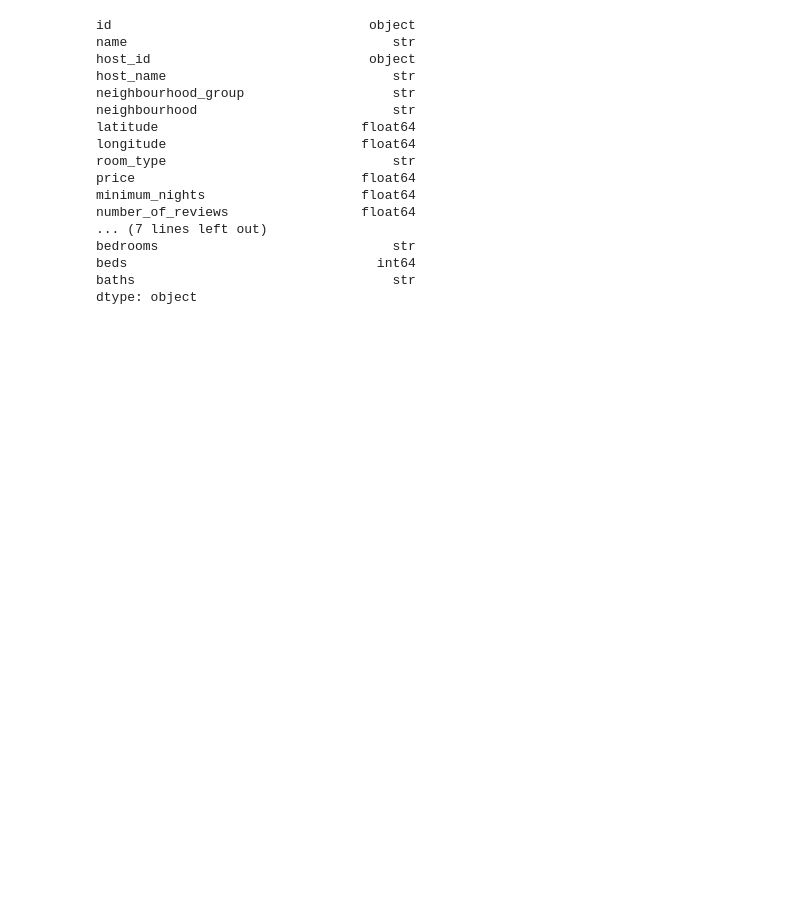
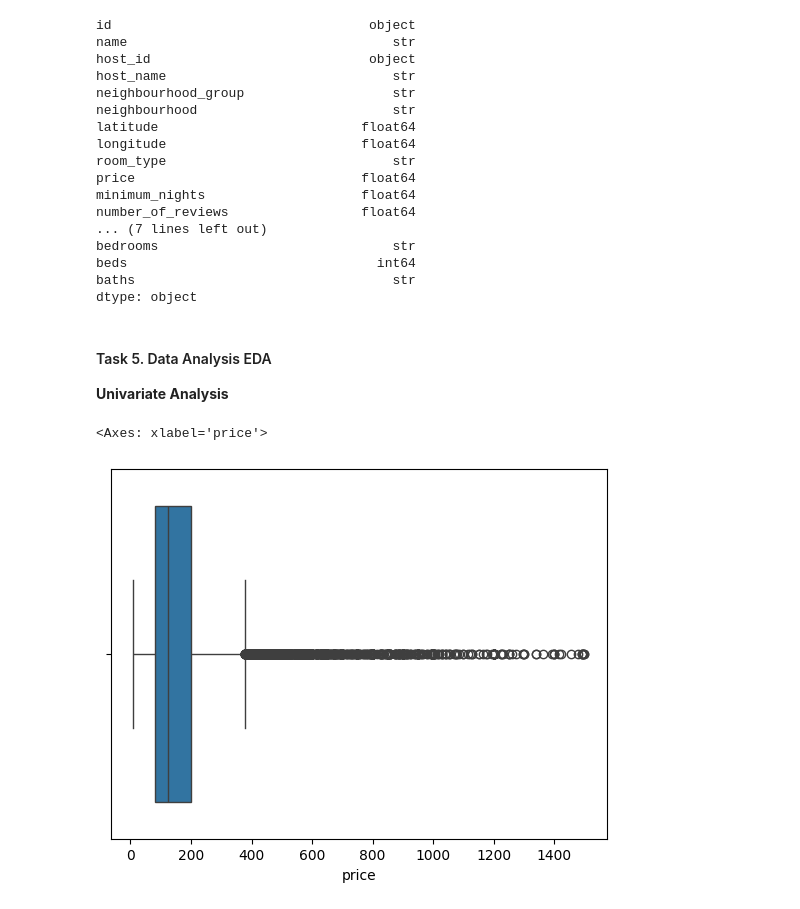
Before and after one commit to GiyuUoU/AirBnB-EDA-project, a Jupyter notebook: Airbnb_EDA.ipynb, the cells around one changed output. Cells and saved outputs as stored; diff of their text form; code cells hidden in the pictures; blank space fills up the shorter version.

Commit message:
Data analysis Univariate

```diff
--- a/Airbnb_EDA.ipynb
+++ b/Airbnb_EDA.ipynb
@@ -172,3 +172,15 @@ bedrooms                              str
 beds                                int64
 baths                                 str
 dtype: object
+# %% [markdown]
+#### Task 5. Data Analysis EDA
+**Univariate Analysis**
+# %%
+# Identifying Outliers in price column using boxplot
+
+df = data[data['price'] < 1500]
+
+sns.boxplot(data = df , x='price')
+# %% [output]
+<Axes: xlabel='price'>
+[figure, added]
```
Also changed, not shown: parts of 9 cells of this notebook.
